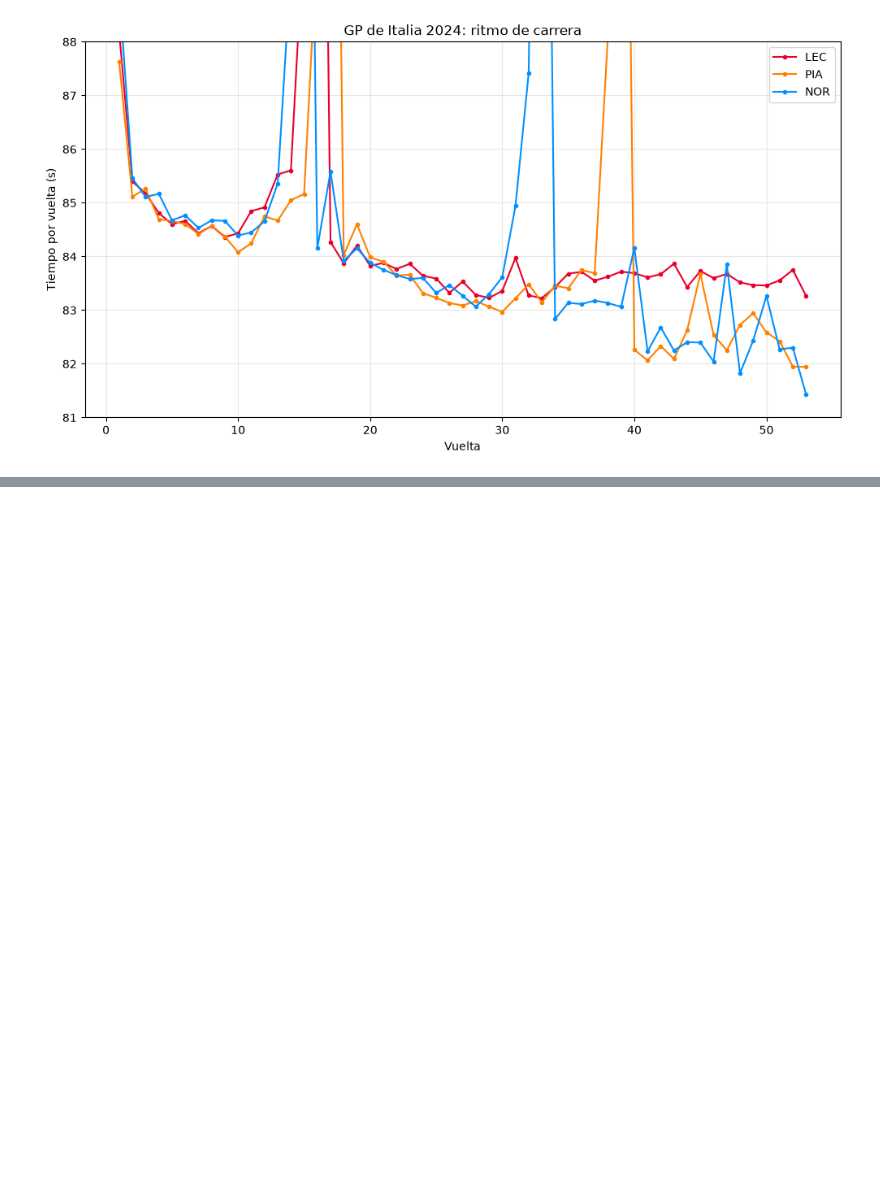
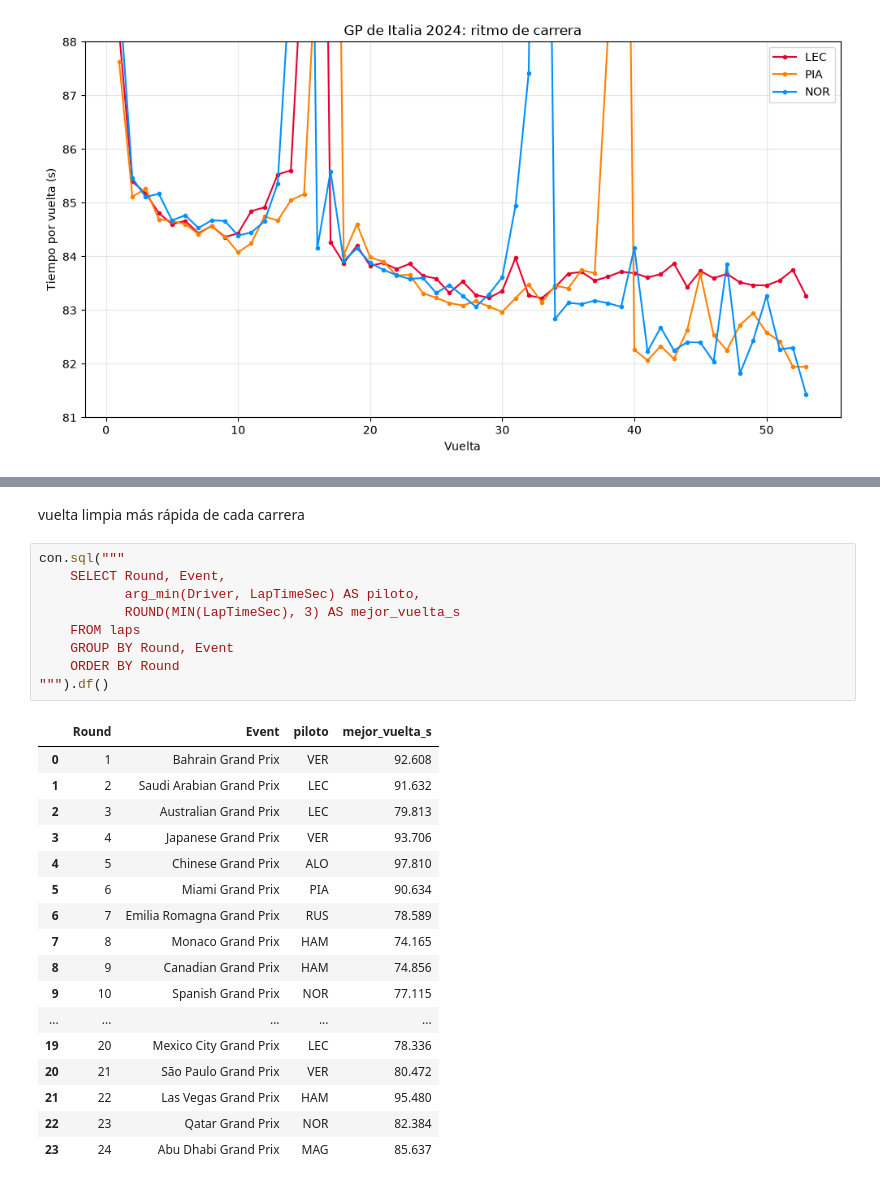
Before and after one commit to wewesito/f1-strategy-analytics, a Jupyter notebook: 01_exploracion.ipynb, the cells around one changed output, grey strips where cells are left out. Cells and saved outputs as stored; diff of their text form; blank space fills up the shorter version.

```diff
--- a/01_exploracion.ipynb
+++ b/01_exploracion.ipynb
@@ -241,0 +399,29 @@ plt.show()
+# %% [markdown]
+vuelta limpia más rápida de cada carrera
+# %%
+con.sql("""
+    SELECT Round, Event,
+           arg_min(Driver, LapTimeSec) AS piloto,
+           ROUND(MIN(LapTimeSec), 3) AS mejor_vuelta_s
+    FROM laps
+    GROUP BY Round, Event
+    ORDER BY Round
+""").df()
+# %% [output]
+|  | Round | Event | piloto | mejor_vuelta_s |
+| 0 | 1 | Bahrain Grand Prix | VER | 92.608 |
+| 1 | 2 | Saudi Arabian Grand Prix | LEC | 91.632 |
+| 2 | 3 | Australian Grand Prix | LEC | 79.813 |
+| 3 | 4 | Japanese Grand Prix | VER | 93.706 |
+| 4 | 5 | Chinese Grand Prix | ALO | 97.810 |
+| 5 | 6 | Miami Grand Prix | PIA | 90.634 |
+| 6 | 7 | Emilia Romagna Grand Prix | RUS | 78.589 |
+| 7 | 8 | Monaco Grand Prix | HAM | 74.165 |
+| 8 | 9 | Canadian Grand Prix | HAM | 74.856 |
+| 9 | 10 | Spanish Grand Prix | NOR | 77.115 |
+| ... | ... | ... | ... | ... |
+| 19 | 20 | Mexico City Grand Prix | LEC | 78.336 |
+| 20 | 21 | São Paulo Grand Prix | VER | 80.472 |
+| 21 | 22 | Las Vegas Grand Prix | HAM | 95.480 |
+| 22 | 23 | Qatar Grand Prix | NOR | 82.384 |
+| 23 | 24 | Abu Dhabi Grand Prix | MAG | 85.637 |
```
Also changed, not shown: parts of 20 cells of this notebook, 2 other files.
